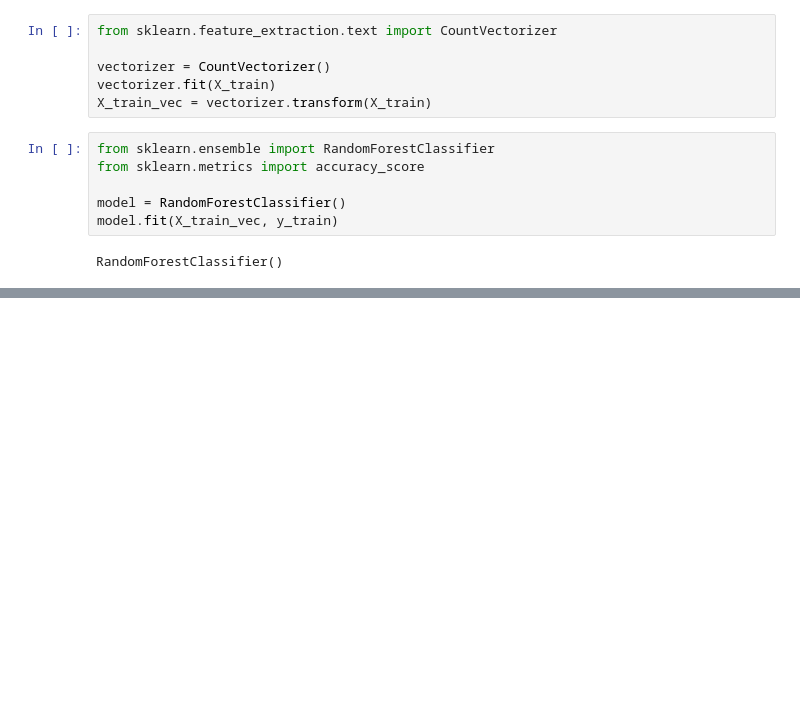
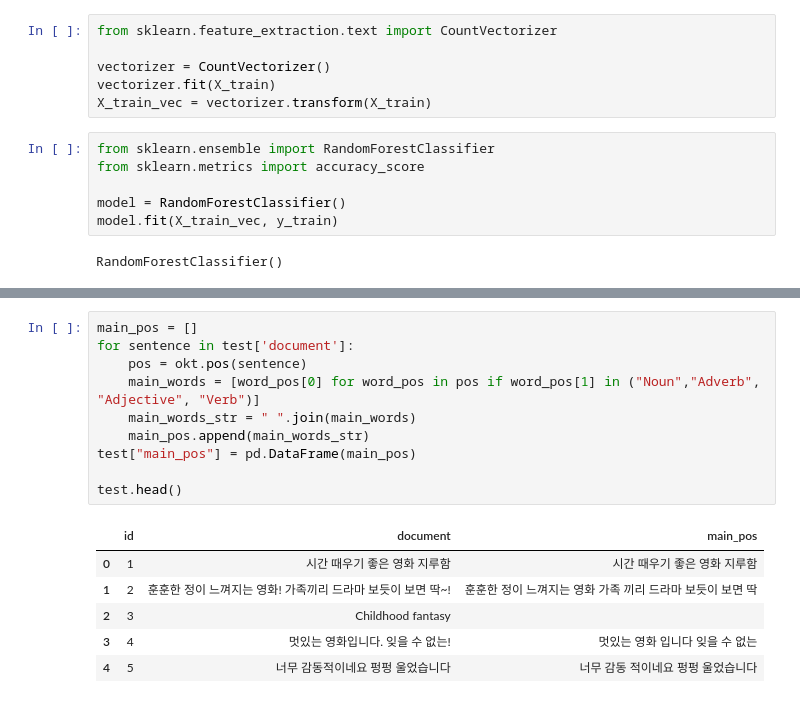
Before and after one commit to dmsehd04/Dacon_Basic_Movie, a Jupyter notebook: movie_mycode_rfc.ipynb, the cells around one changed output, grey strips where cells are left out. Drawn from its saved outputs; the diff is of its cells as text; blank space fills up the shorter version.

```diff
--- a/movie_mycode_rfc.ipynb
+++ b/movie_mycode_rfc.ipynb
@@ -105,0 +168,17 @@ RandomForestClassifier()
+# %%
+main_pos = []
+for sentence in test['document']:
+    pos = okt.pos(sentence)
+    main_words = [word_pos[0] for word_pos in pos if word_pos[1] in ("Noun","Adverb", "Adjective", "Verb")]
+    main_words_str = " ".join(main_words)
+    main_pos.append(main_words_str)
+test["main_pos"] = pd.DataFrame(main_pos)
+
+test.head()
+# %% [output]
+|  | id | document | main_pos |
+| 0 | 1 | 시간 때우기 좋은 영화 지루함 | 시간 때우기 좋은 영화 지루함 |
+| 1 | 2 | 훈훈한 정이 느껴지는 영화! 가족끼리 드라마 보듯이 보면 딱~! | 훈훈한 정이 느껴지는 영화 가족 끼리 드라마 보듯이 보면 딱 |
+| 2 | 3 | Childhood fantasy |  |
+| 3 | 4 | 멋있는 영화입니다. 잊을 수 없는! | 멋있는 영화 입니다 잊을 수 없는 |
+| 4 | 5 | 너무 감동적이네요 펑펑 울었습니다 | 너무 감동 적이네요 펑펑 울었습니다 |
```
Also changed, not shown: parts of 14 cells of this notebook.
